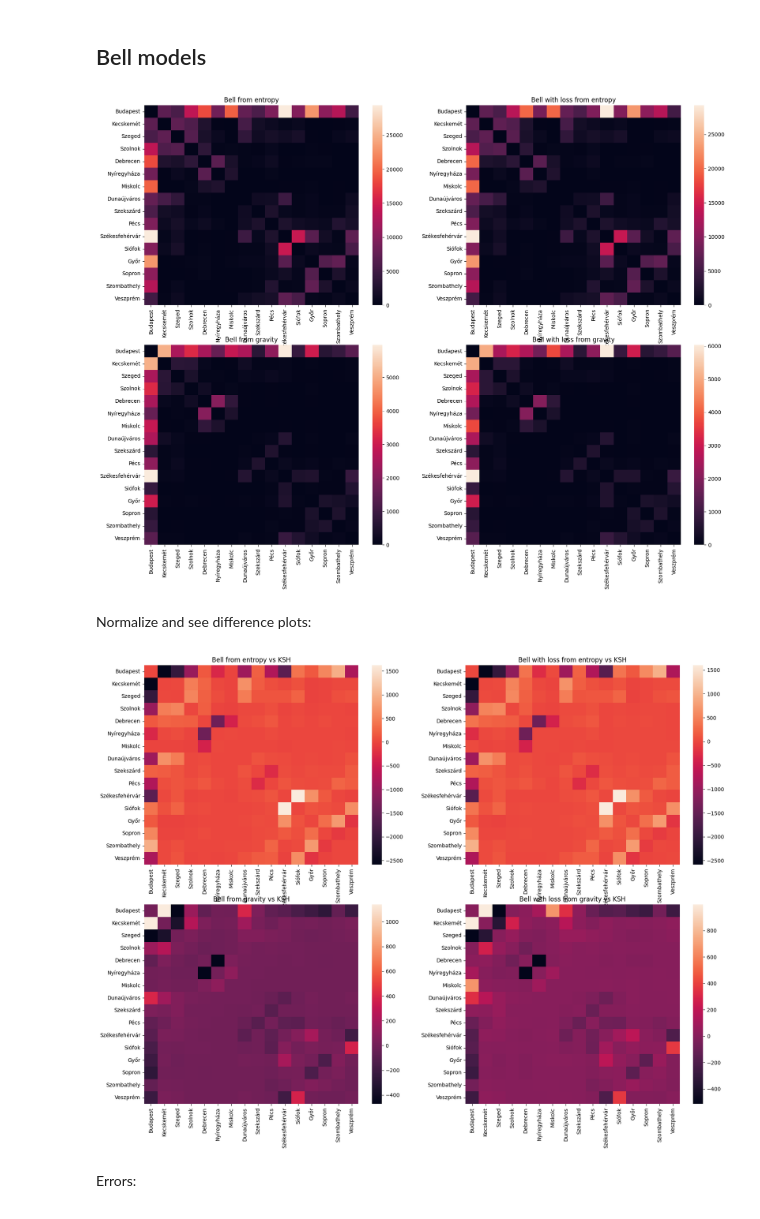
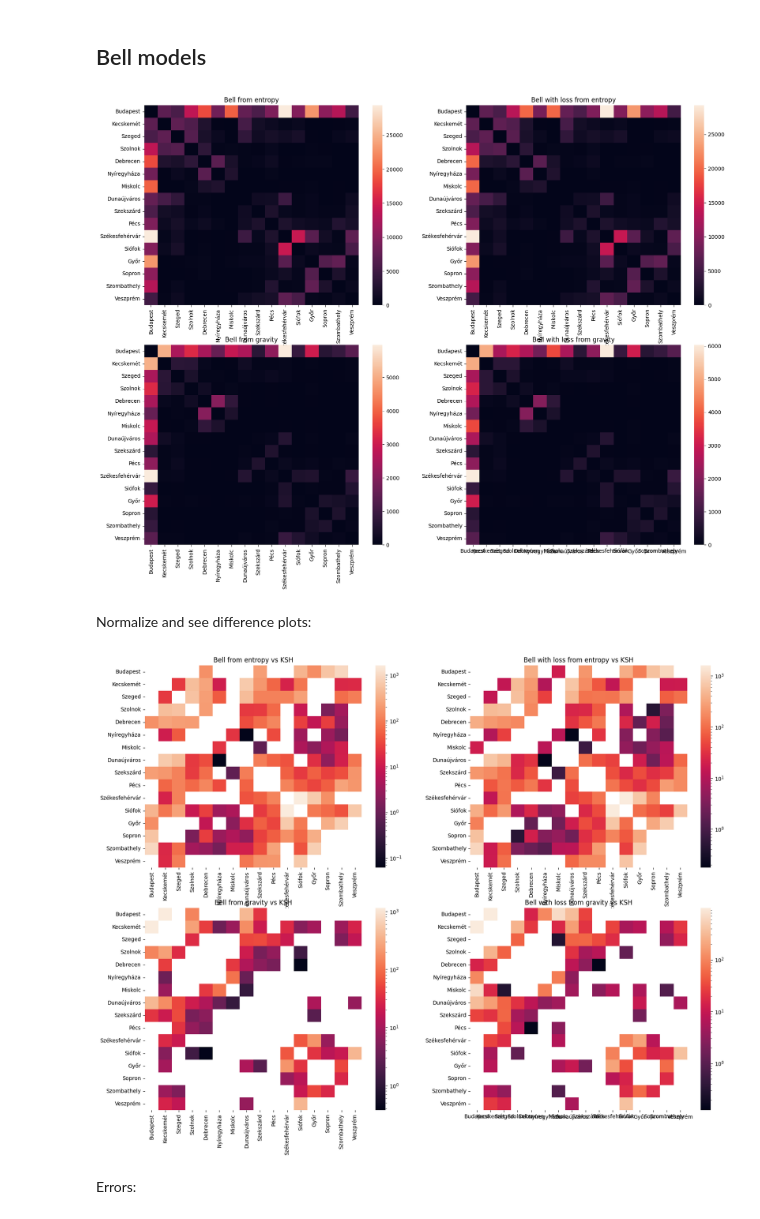
Before and after one commit to me9hanics/origin-destination-matrix-from-traffic, a Jupyter notebook: odm_comparisons.ipynb, the cells around one changed output. Cells and saved outputs as stored; diff of their text form; code cells hidden in the pictures.

Commit message:
change helper functions import, add Bell: only from gravity model, more analysis, cleanup

```diff
--- a/odm_comparisons.ipynb
+++ b/odm_comparisons.ipynb
@@ -53,5 +46,5 @@ def generate_id_dicts(ksh_flows_dir, origin_column_name='origName',origin_column
 
 place_id_dict, id_place_dict = generate_id_dicts(ksh_stats, 'Settlement_Name', 'Settlement_ID')
 # %%
-odm_2d = computing_functions.odm_ids_df_to_odm_2d_symmetric(ksh_flows_16,id_place_dict, cities)
-odm_2d_nondiagonal = computing_functions.odm_ids_df_to_odm_2d_symmetric(ksh_flows_16_nondiagonal,id_place_dict, cities)
+odm_2d = helper_functions.odm_ids_df_to_odm_2d_symmetric(ksh_flows_16,id_place_dict, cities)
+odm_2d_nondiagonal = helper_functions.odm_ids_df_to_odm_2d_symmetric(ksh_flows_16_nondiagonal,id_place_dict, cities)
@@ -197,17 +193,17 @@ computing_functions.plot_odm_axis(qr4, cities, ax=axs[1], log_scale=True, title=
 # %% [markdown]
 ## Bell models
 # %%
-odm_bell_1 = computing_functions.odm_location_names_df_to_odm_2d_symmetric(bell_1, cities)
-odm_bell_modified_1 = computing_functions.odm_location_names_df_to_odm_2d_symmetric(bell_modified_1, cities)
-odm_bell_2 = computing_functions.odm_location_names_df_to_odm_2d_symmetric(bell_2, cities)
-odm_bell_modified_2 = computing_functions.odm_location_names_df_to_odm_2d_symmetric(bell_modified_2, cities)
+odm_bell_1 = helper_functions.odm_location_names_df_to_odm_2d_symmetric(bell_1, cities)
+odm_bell_modified_1 = helper_functions.odm_location_names_df_to_odm_2d_symmetric(bell_modified_1, cities)
+odm_bell_2 = helper_functions.odm_location_names_df_to_odm_2d_symmetric(bell_2, cities)
+odm_bell_modified_2 = helper_functions.odm_location_names_df_to_odm_2d_symmetric(bell_modified_2, cities)
 # %%
 #Plot the 4 ODMs in a 2x2 grid
 fig, axs = plt.subplots(2, 2, figsize=(20, 15))
-computing_functions.plot_odm_axis(odm_bell_1, cities, ax=axs[0, 0])
-computing_functions.plot_odm_axis(odm_bell_modified_1, cities, ax=axs[0, 1])
-computing_functions.plot_odm_axis(odm_bell_2, cities, ax=axs[1, 0])
-computing_functions.plot_odm_axis(odm_bell_modified_2, cities, ax=axs[1, 1])
+helper_functions.plot_odm_axis(odm_bell_1, cities, ax=axs[0, 0])
+helper_functions.plot_odm_axis(odm_bell_modified_1, cities, ax=axs[0, 1])
+helper_functions.plot_odm_axis(odm_bell_2, cities, ax=axs[1, 0])
+helper_functions.plot_odm_axis(odm_bell_modified_2, cities, ax=axs[1, 1])
 
 #Set titles
 axs[0, 0].set_title('Bell from entropy')
@@ -215,26 +211,26 @@ axs[0, 1].set_title('Bell with loss from entropy')
 axs[1, 0].set_title('Bell from gravity')
 axs[1, 1].set_title('Bell with loss from gravity');
 # %% [output]
-[figure, old version]
+[figure, new version]
 # %% [markdown]
 Normalize and see difference plots:
 # %%
 odm_bell_1_normalized = set_total_flow(odm_bell_1, total_flow)
 odm_bell_modified_1_normalized = set_total_flow(odm_bell_modified_1, total_flow)
 odm_bell_2_normalized = set_total_flow(odm_bell_2, total_flow)
 odm_bell_modified_2_normalized = set_total_flow(odm_bell_modified_2, total_flow)
 
 #Plot the 4 ODMs in a 2x2 grid
 fig, axs = plt.subplots(2, 2, figsize=(20, 15))
-computing_functions.plot_odm_axis(odm_bell_1_normalized-odm_2d_nondiagonal, cities, ax=axs[0, 0])
-computing_functions.plot_odm_axis(odm_bell_modified_1_normalized-odm_2d_nondiagonal, cities, ax=axs[0, 1])
-computing_functions.plot_odm_axis(odm_bell_2_normalized-odm_2d_nondiagonal, cities, ax=axs[1, 0])
-computing_functions.plot_odm_axis(odm_bell_modified_2_normalized-odm_2d_nondiagonal, cities, ax=axs[1, 1])
+helper_functions.plot_odm_axis(odm_bell_1_normalized-odm_2d_nondiagonal, cities, ax=axs[0, 0], log_scale=True)
+helper_functions.plot_odm_axis(odm_bell_modified_1_normalized-odm_2d_nondiagonal, cities, ax=axs[0, 1], log_scale=True)
+helper_functions.plot_odm_axis(odm_bell_2_normalized-odm_2d_nondiagonal, cities, ax=axs[1, 0], log_scale=True)
+helper_functions.plot_odm_axis(odm_bell_modified_2_normalized-odm_2d_nondiagonal, cities, ax=axs[1, 1], log_scale=True)
 
 #Set titles
 axs[0, 0].set_title('Bell from entropy vs KSH')
 axs[0, 1].set_title('Bell with loss from entropy vs KSH')
 axs[1, 0].set_title('Bell from gravity vs KSH')
 axs[1, 1].set_title('Bell with loss from gravity vs KSH');
 # %% [output]
-[figure, old version]
+[figure, new version]
```
Also changed, not shown: parts of 19 cells of this notebook.
